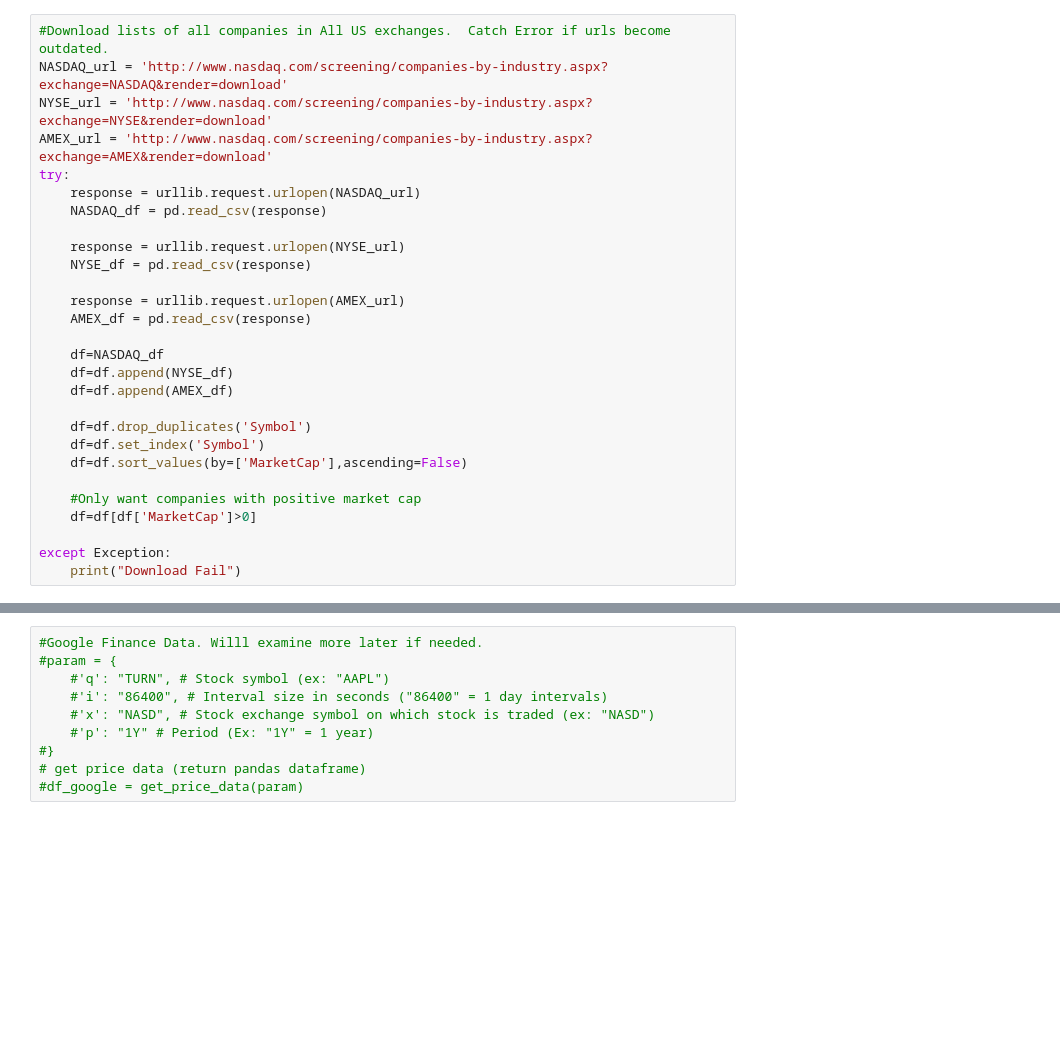
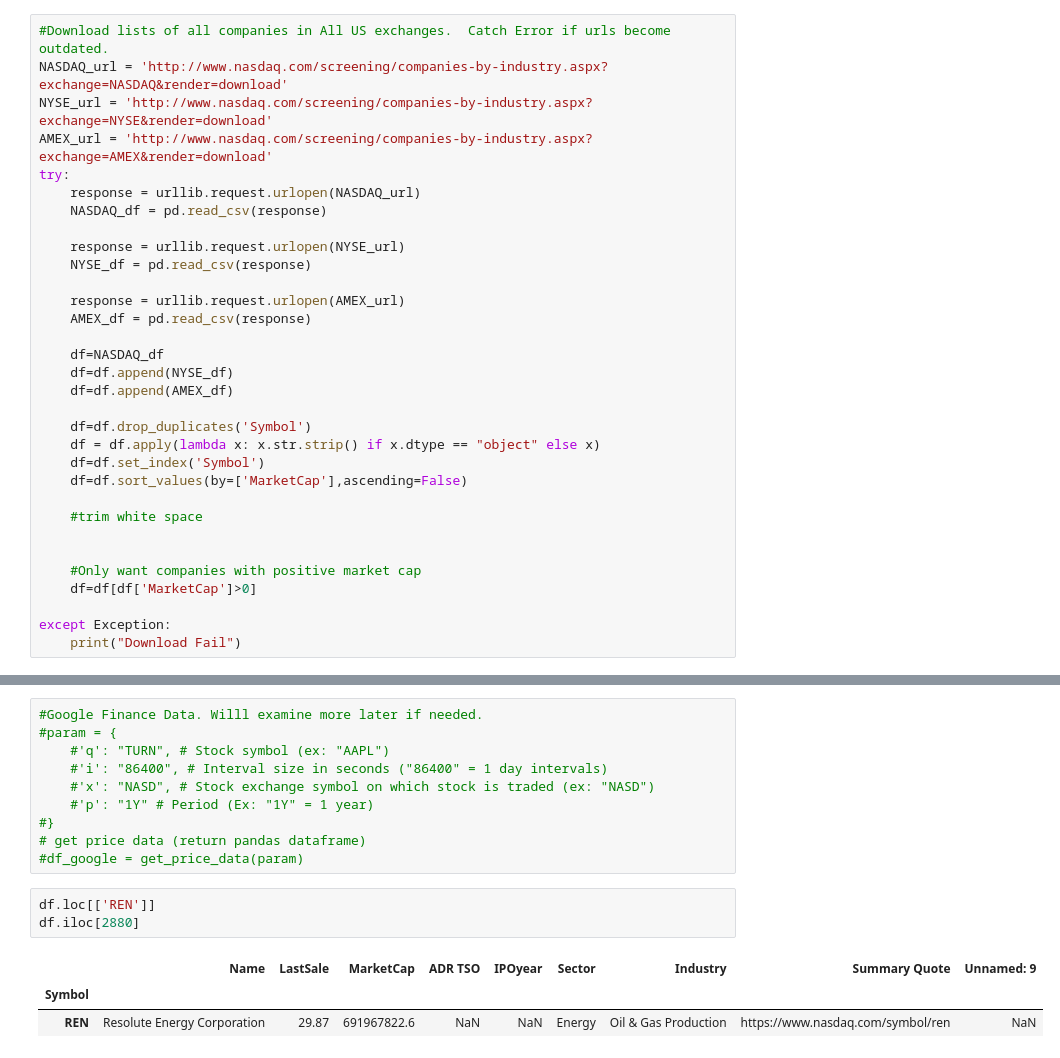
Before and after one commit to cman6397/Market_Data, a Jupyter notebook: Data_Pull.ipynb, the cells around one changed output, grey strips where cells are left out. Cells and saved outputs as stored; diff of their text form; blank space fills up the shorter version.

```diff
--- a/Data_Pull.ipynb
+++ b/Data_Pull.ipynb
@@ -32,8 +32,12 @@ try:
     df=df.append(AMEX_df)
 
     df=df.drop_duplicates('Symbol')
+    df = df.apply(lambda x: x.str.strip() if x.dtype == "object" else x)
     df=df.set_index('Symbol')
     df=df.sort_values(by=['MarketCap'],ascending=False)
+
+    #trim white space
+
 
     #Only want companies with positive market cap
     df=df[df['MarketCap']>0]
@@ -208,3 +236,10 @@ def update_tickers(df,end_date,cnxn,directory):
 #}
 # get price data (return pandas dataframe)
 #df_google = get_price_data(param)
+# %%
+df.loc[['REN']]
+df.iloc[2880]
+# %% [output]
+|  | Name | LastSale | MarketCap | ADR TSO | IPOyear | Sector | Industry | Summary Quote | Unnamed: 9 |
+| Symbol |  |  |  |  |  |  |  |  |  |
+| REN | Resolute Energy Corporation | 29.87 | 691967822.6 | NaN | NaN | Energy | Oil & Gas Production | https://www.nasdaq.com/symbol/ren | NaN |
```
Also changed, not shown: parts of 7 cells of this notebook.
